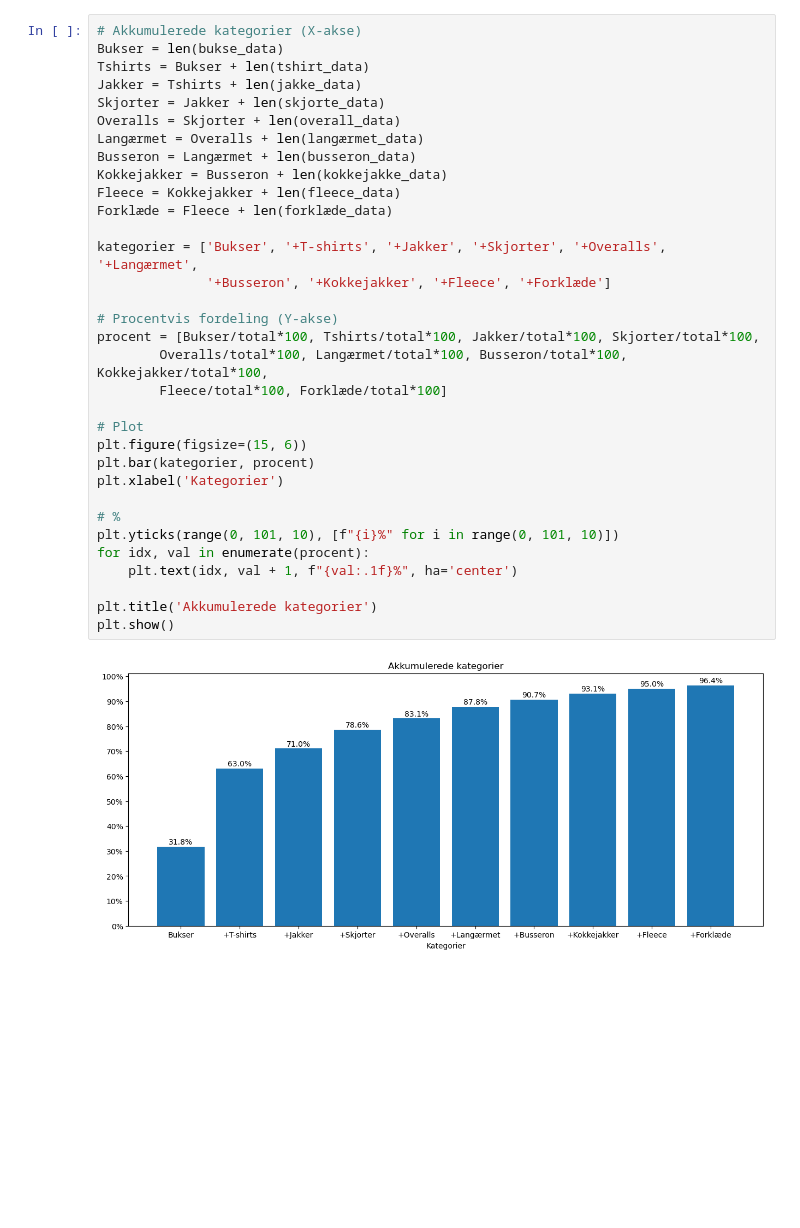
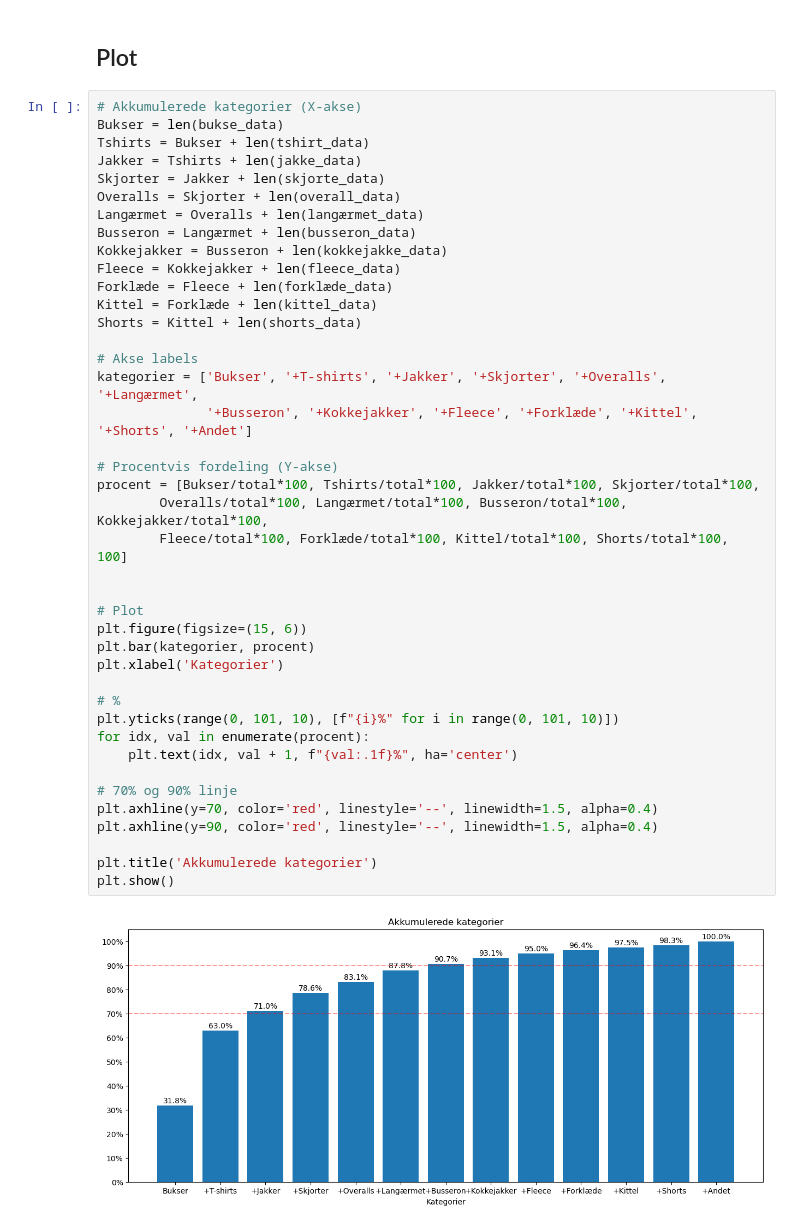
Before and after one commit to Mathias2209/Dataprojekt, a Jupyter notebook: Akkumulerede kategorier.ipynb, the cells around one changed output. Saved outputs shown, nothing was run; the diff lists cells and outputs as text; blank space fills up the shorter version.

```diff
--- a/Akkumulerede kategorier.ipynb
+++ b/Akkumulerede kategorier.ipynb
@@ -63,35 +82,45 @@ Ovenstående + Forklæde udgør: 225556 svarende til 96.40% af det samlede datas
+# %% [markdown]
+## Plot
 # %%
 # Akkumulerede kategorier (X-akse)
 Bukser = len(bukse_data)
 Tshirts = Bukser + len(tshirt_data)
 Jakker = Tshirts + len(jakke_data)
 Skjorter = Jakker + len(skjorte_data)
 Overalls = Skjorter + len(overall_data)
 Langærmet = Overalls + len(langærmet_data)
 Busseron = Langærmet + len(busseron_data)
 Kokkejakker = Busseron + len(kokkejakke_data)
 Fleece = Kokkejakker + len(fleece_data)
 Forklæde = Fleece + len(forklæde_data)
+Kittel = Forklæde + len(kittel_data)
+Shorts = Kittel + len(shorts_data)
 
+# Akse labels
 kategorier = ['Bukser', '+T-shirts', '+Jakker', '+Skjorter', '+Overalls', '+Langærmet',
-              '+Busseron', '+Kokkejakker', '+Fleece', '+Forklæde']
+              '+Busseron', '+Kokkejakker', '+Fleece', '+Forklæde', '+Kittel', '+Shorts', '+Andet']
 
 # Procentvis fordeling (Y-akse)
 procent = [Bukser/total*100, Tshirts/total*100, Jakker/total*100, Skjorter/total*100,
         Overalls/total*100, Langærmet/total*100, Busseron/total*100, Kokkejakker/total*100,
-        Fleece/total*100, Forklæde/total*100]
+        Fleece/total*100, Forklæde/total*100, Kittel/total*100, Shorts/total*100, 100]
+
 
 # Plot
 plt.figure(figsize=(15, 6))
 plt.bar(kategorier, procent)
 plt.xlabel('Kategorier')
 
 # %
 plt.yticks(range(0, 101, 10), [f"{i}%" for i in range(0, 101, 10)])
 for idx, val in enumerate(procent):
     plt.text(idx, val + 1, f"{val:.1f}%", ha='center')
 
+# 70% og 90% linje
+plt.axhline(y=70, color='red', linestyle='--', linewidth=1.5, alpha=0.4)
+plt.axhline(y=90, color='red', linestyle='--', linewidth=1.5, alpha=0.4)
+
 plt.title('Akkumulerede kategorier')
 plt.show()
 # %% [output]
-[figure, old version]
+[figure, new version]
```
Also changed, not shown: parts of 6 cells of this notebook.
